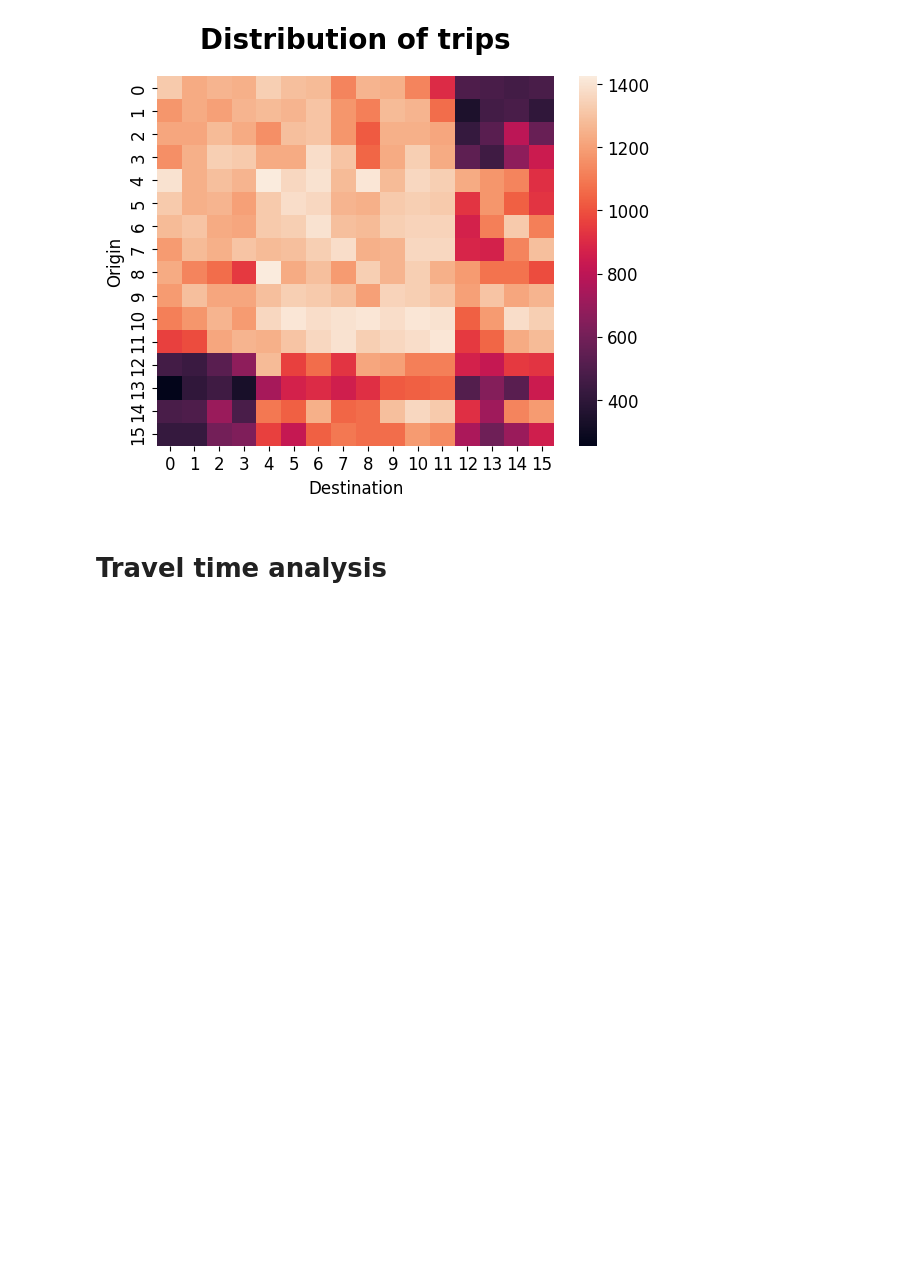
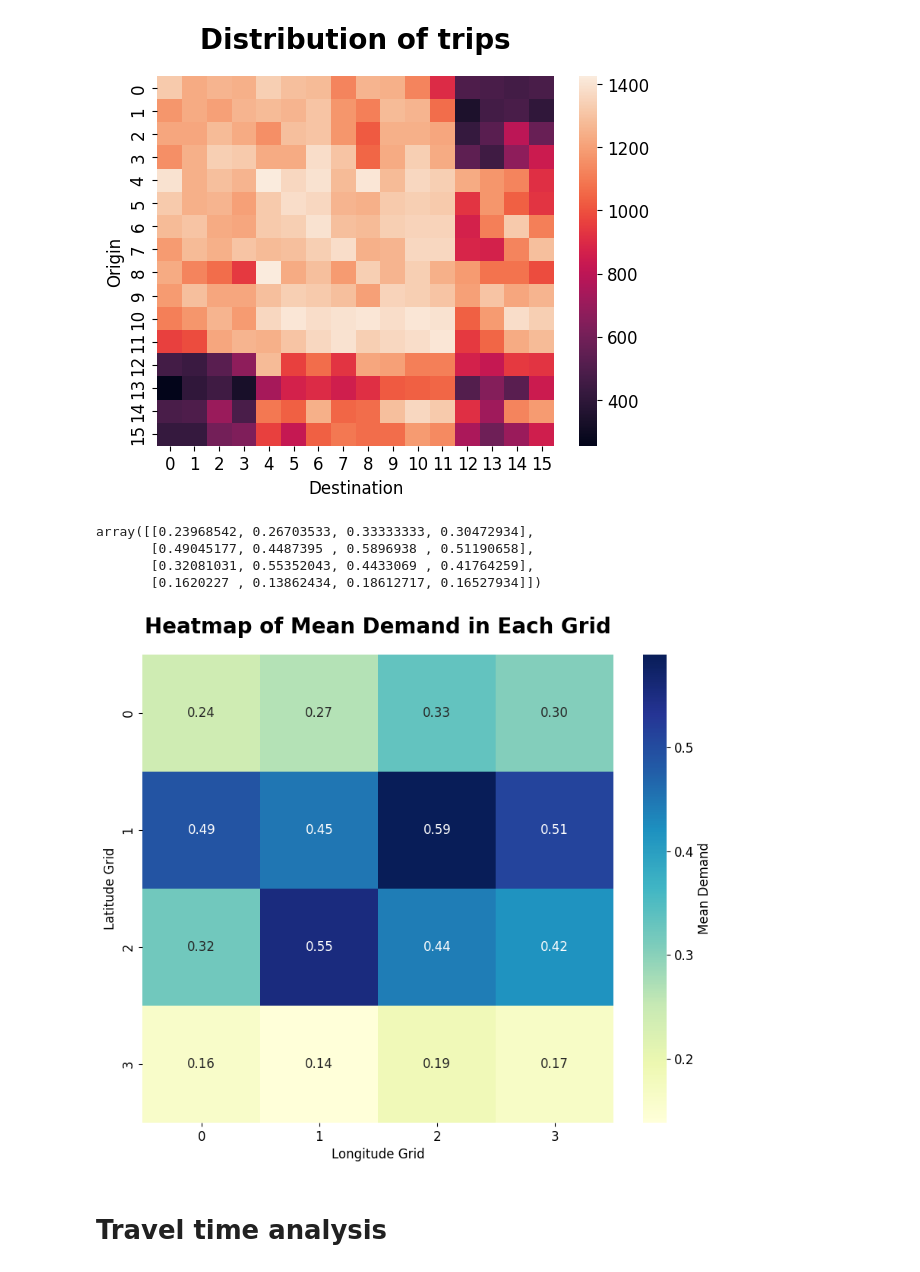
Before and after one commit to Jungar111/multi_agent_reinforcement_learning, a Jupyter notebook: notebooks/data_analysis.ipynb, the cells around one changed output. Saved outputs shown, nothing was run; the diff lists cells and outputs as text; code cells hidden in the pictures; blank space fills up the shorter version.

```diff
--- a/notebooks/data_analysis.ipynb
+++ b/notebooks/data_analysis.ipynb
@@ -69,6 +69,24 @@ plt.ylabel('Origin')
 plt.show()
 # %% [output]
 [figure]
+# %%
+mean_demand_matrix = df.groupby("origin")["demand"].mean().values.reshape(4,4)
+# %%
+mean_demand_matrix
+# %% [output]
+array([[0.23968542, 0.26703533, 0.33333333, 0.30472934],
+       [0.49045177, 0.4487395 , 0.5896938 , 0.51190658],
+       [0.32081031, 0.55352043, 0.4433069 , 0.41764259],
+       [0.1620227 , 0.13862434, 0.18612717, 0.16527934]])
+# %%
+plt.figure(figsize=(10, 8))
+sns.heatmap(mean_demand_matrix, annot=True, fmt=".2f", cmap="YlGnBu", cbar_kws={'label': 'Mean Demand'}, annot_kws={"size": 12})
+plt.title('Heatmap of Mean Demand in Each Grid')
+plt.xlabel('Longitude Grid')
+plt.ylabel('Latitude Grid')
+plt.show()
+# %% [output]
+[figure, added]
 # %% [markdown]
 # Travel time analysis
 # %%
```
Also changed, not shown: 1 other file.
